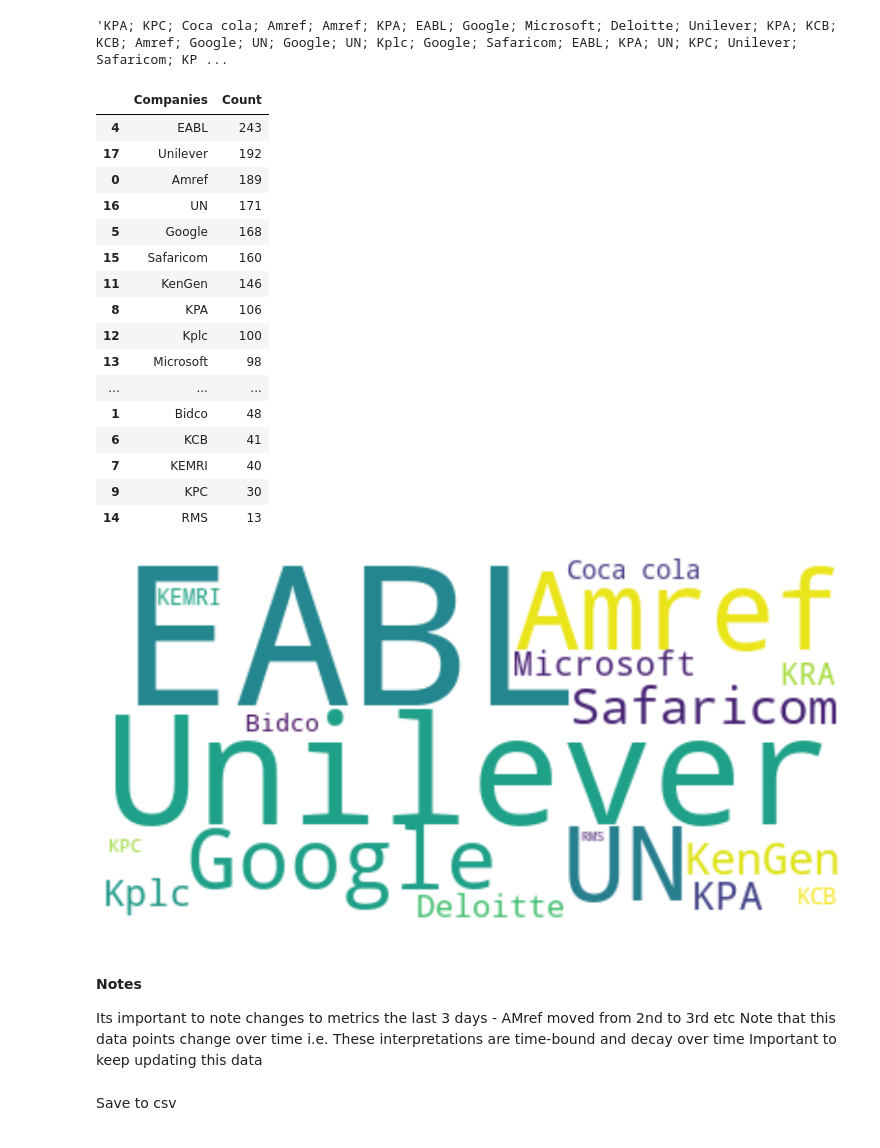
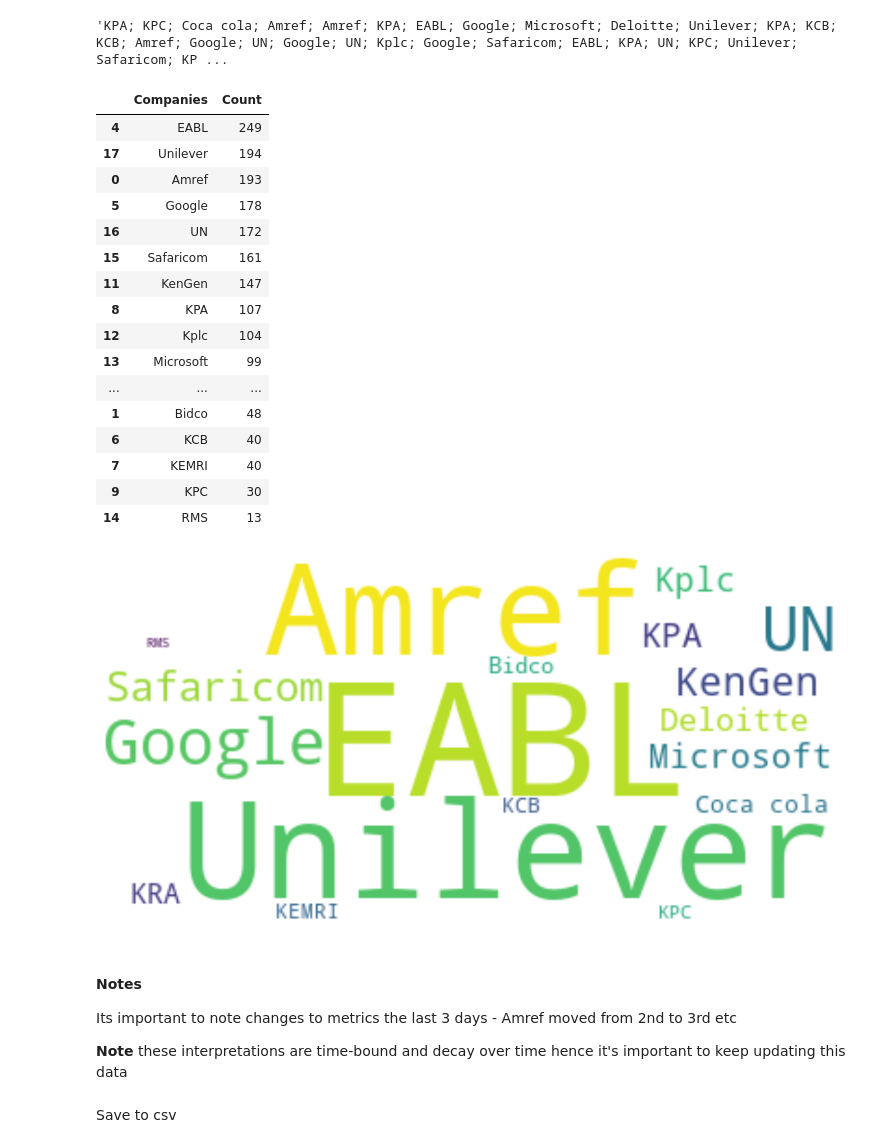
Before and after one commit to dakn2005/wanjiku_report_job_index, a Jupyter notebook: Wanjiku Twitter Job reports 2022.ipynb, the cells around one changed output. Saved outputs shown, nothing was run; the diff lists cells and outputs as text; code cells hidden in the pictures.

```diff
--- a/Wanjiku Twitter Job reports 2022.ipynb
+++ b/Wanjiku Twitter Job reports 2022.ipynb
@@ -172,7 +153,7 @@ output_arr=[]
 test = narr[:5]
 
 for i,txt in enumerate(narr):
-    if i not in [908, 1073]:
+    if i not in [908, 1073, 1096]:
         tokens = word_tokenize(txt)
         print(i)
         for token in tokens:
@@ -240,43 +221,43 @@ df_grp = df_out.groupby(cols).size().reset_index(name='Count')
 df_grp.sort_values(by='Count', ascending=False)
 # %% [output]
 |  | Companies | Count |
-| 4 | EABL | 243 |
-| 17 | Unilever | 192 |
-| 0 | Amref | 189 |
-| 16 | UN | 171 |
-| 5 | Google | 168 |
-| 15 | Safaricom | 160 |
-| 11 | KenGen | 146 |
-| 8 | KPA | 106 |
-| 12 | Kplc | 100 |
-| 13 | Microsoft | 98 |
+| 4 | EABL | 249 |
+| 17 | Unilever | 194 |
+| 0 | Amref | 193 |
+| 5 | Google | 178 |
+| 16 | UN | 172 |
+| 15 | Safaricom | 161 |
+| 11 | KenGen | 147 |
+| 8 | KPA | 107 |
+| 12 | Kplc | 104 |
+| 13 | Microsoft | 99 |
 | ... | ... | ... |
 | 1 | Bidco | 48 |
-| 6 | KCB | 41 |
+| 6 | KCB | 40 |
 | 7 | KEMRI | 40 |
 | 9 | KPC | 30 |
 | 14 | RMS | 13 |
 # %%
 from wordcloud import WordCloud, STOPWORDS, ImageColorGenerator
 from collections import Counter
 import matplotlib.pyplot as plt
 
 word_could_dict=Counter(finalarr)
 
 wordcloud = WordCloud(background_color="white").generate_from_frequencies(word_could_dict) #.generate(corpus) #.generate_from_frequencies(word_could_dict)
 #Post processing
 #ii. plot word cloud model
-plt.figure(figsize = (20,20))
+plt.figure(figsize = (22,22))
 plt.imshow(wordcloud, interpolation='bilinear')
 plt.axis("off")
 plt.show()
 # %% [output]
-[figure, old version]
+[figure, new version]
 # %% [markdown]
 #### Notes
-Its important to note changes to metrics the last 3 days - AMref moved from 2nd to 3rd etc
-Note that this data points change over time i.e. These interpretations are time-bound and decay over time
-Important to keep updating this data
+Its important to note changes to metrics the last 3 days - Amref moved from 2nd to 3rd etc
+
+**Note** these interpretations are time-bound and decay over time hence it's important to keep updating this data
 # %% [markdown]
 Save to csv
 # %%
```
Also changed, not shown: parts of 6 cells of this notebook, 15 other files.
